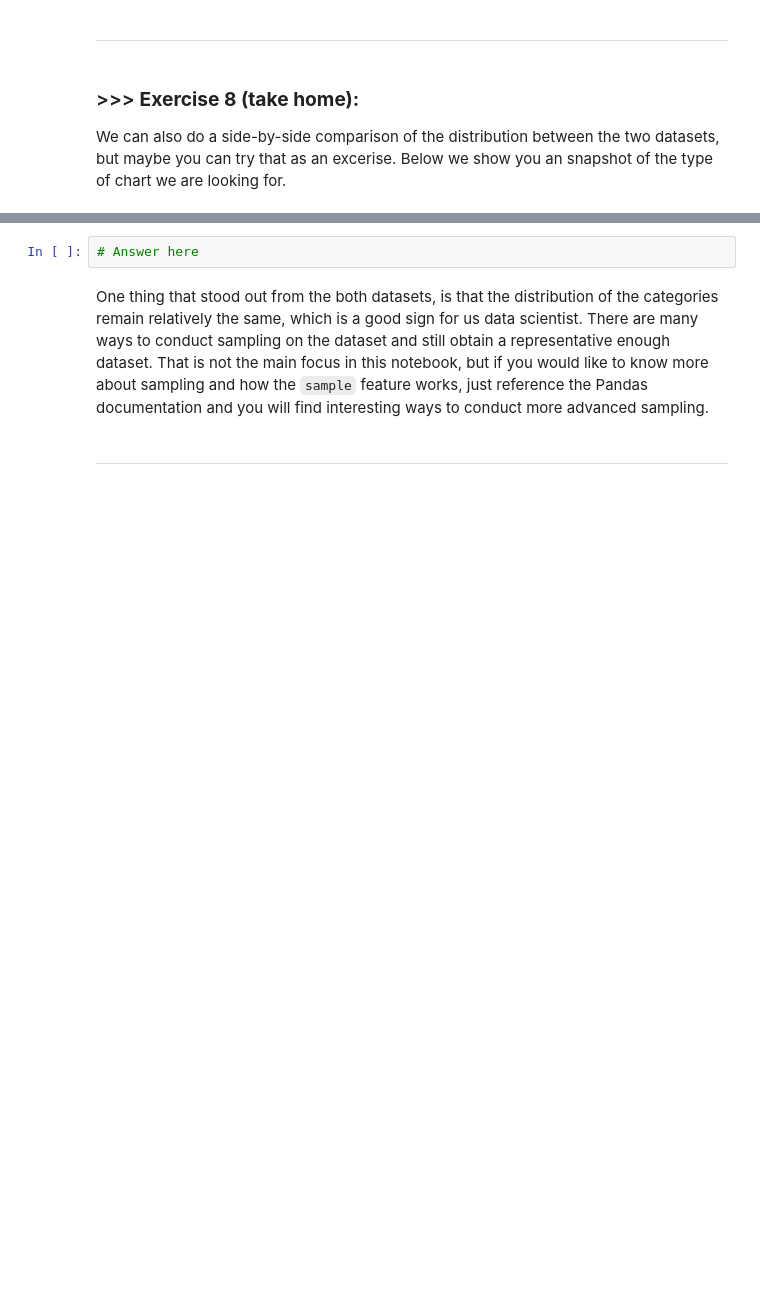
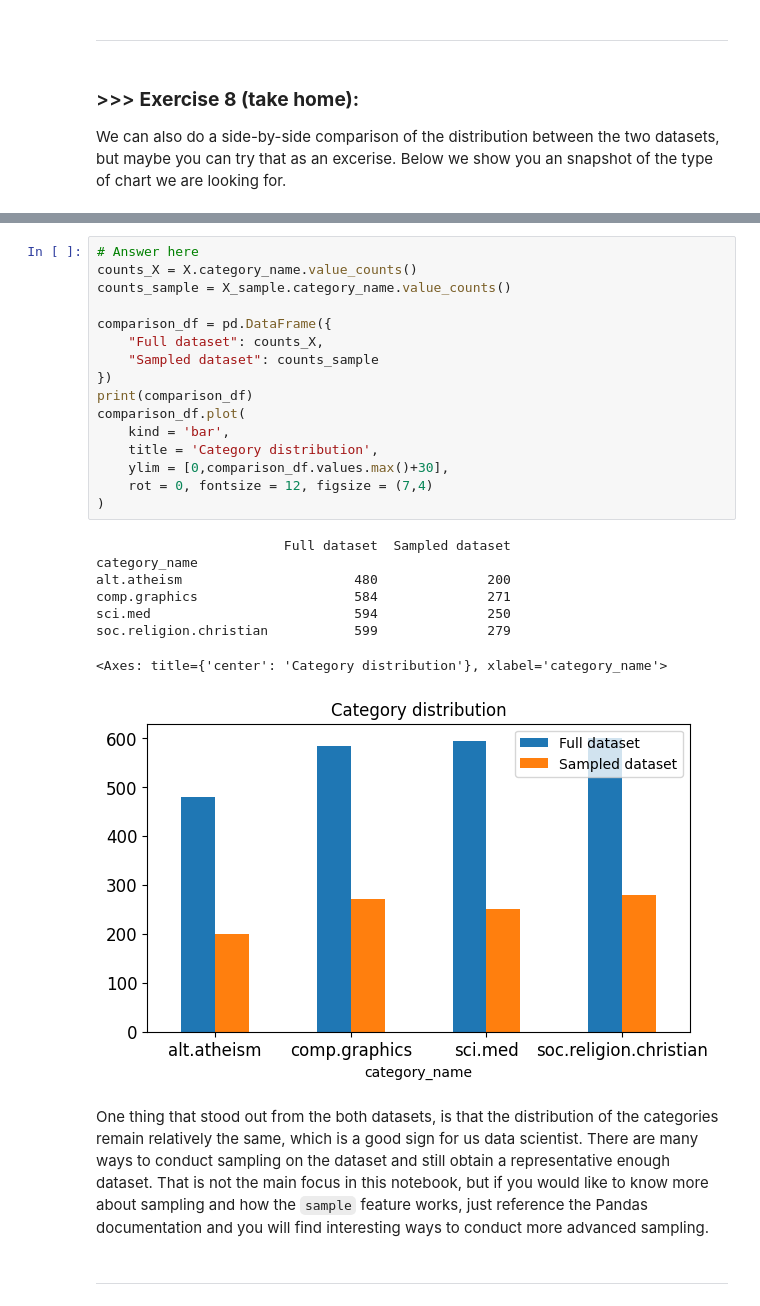
Before and after one commit to Jimmy030199/DM2025-Lab1-Exercise, a Jupyter notebook: DM2025-Lab1-Master.ipynb, the cells around one changed output, grey strips where cells are left out. Saved outputs shown, nothing was run; the diff lists cells and outputs as text; blank space fills up the shorter version.

```diff
--- a/DM2025-Lab1-Master.ipynb
+++ b/DM2025-Lab1-Master.ipynb
@@ -729,8 +803,31 @@ Notice that for the `ylim` parameters we hardcoded the maximum value for y. Is i
 We can also do a side-by-side comparison of the distribution between the two datasets, but maybe you can try that as an excerise. Below we show you an snapshot of the type of chart we are looking for.
 # %% [markdown]
 ![alt txt](https://i.imgur.com/9eO431H.png)
-# %%
-# Answer here
+# %%
+# Answer here
+counts_X = X.category_name.value_counts()
+counts_sample = X_sample.category_name.value_counts()
+
+comparison_df = pd.DataFrame({
+    "Full dataset": counts_X,
+    "Sampled dataset": counts_sample
+})
+print(comparison_df)
+comparison_df.plot(
+    kind = 'bar',
+    title = 'Category distribution',
+    ylim = [0,comparison_df.values.max()+30],
+    rot = 0, fontsize = 12, figsize = (7,4)
+)
+# %% [output]
+                        Full dataset  Sampled dataset
+category_name
+alt.atheism                      480              200
+comp.graphics                    584              271
+sci.med                          594              250
+soc.religion.christian           599              279
+<Axes: title={'center': 'Category distribution'}, xlabel='category_name'>
+[figure, added]
 # %% [markdown]
 One thing that stood out from the both datasets, is that the distribution of the categories remain relatively the same, which is a good sign for us data scientist. There are many ways to conduct sampling on the dataset and still obtain a representative enough dataset. That is not the main focus in this notebook, but if you would like to know more about sampling and how the `sample` feature works, just reference the Pandas documentation and you will find interesting ways to conduct more advanced sampling.
 # %% [markdown]
```
Also changed, not shown: parts of 34 cells of this notebook, 2 other files.
